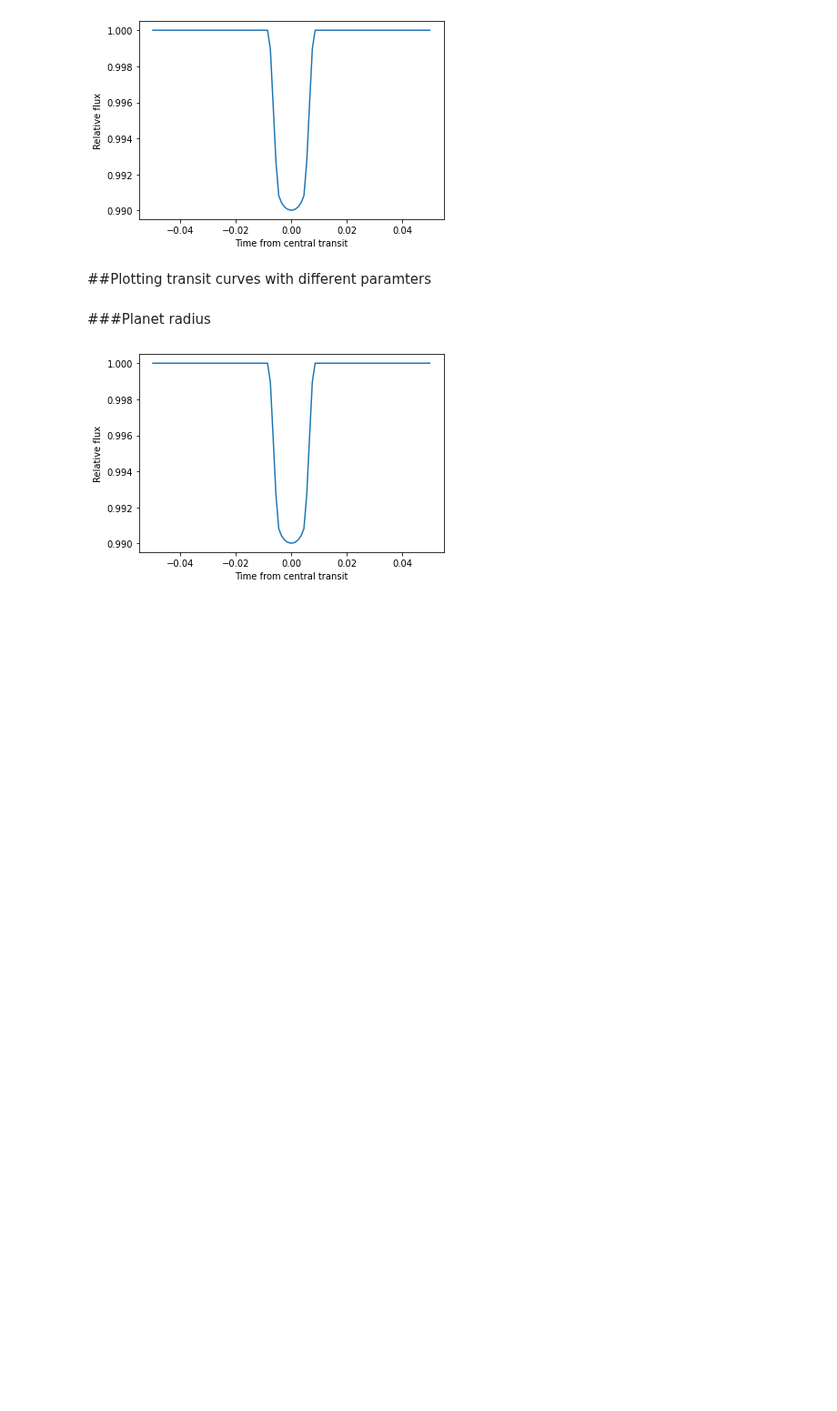
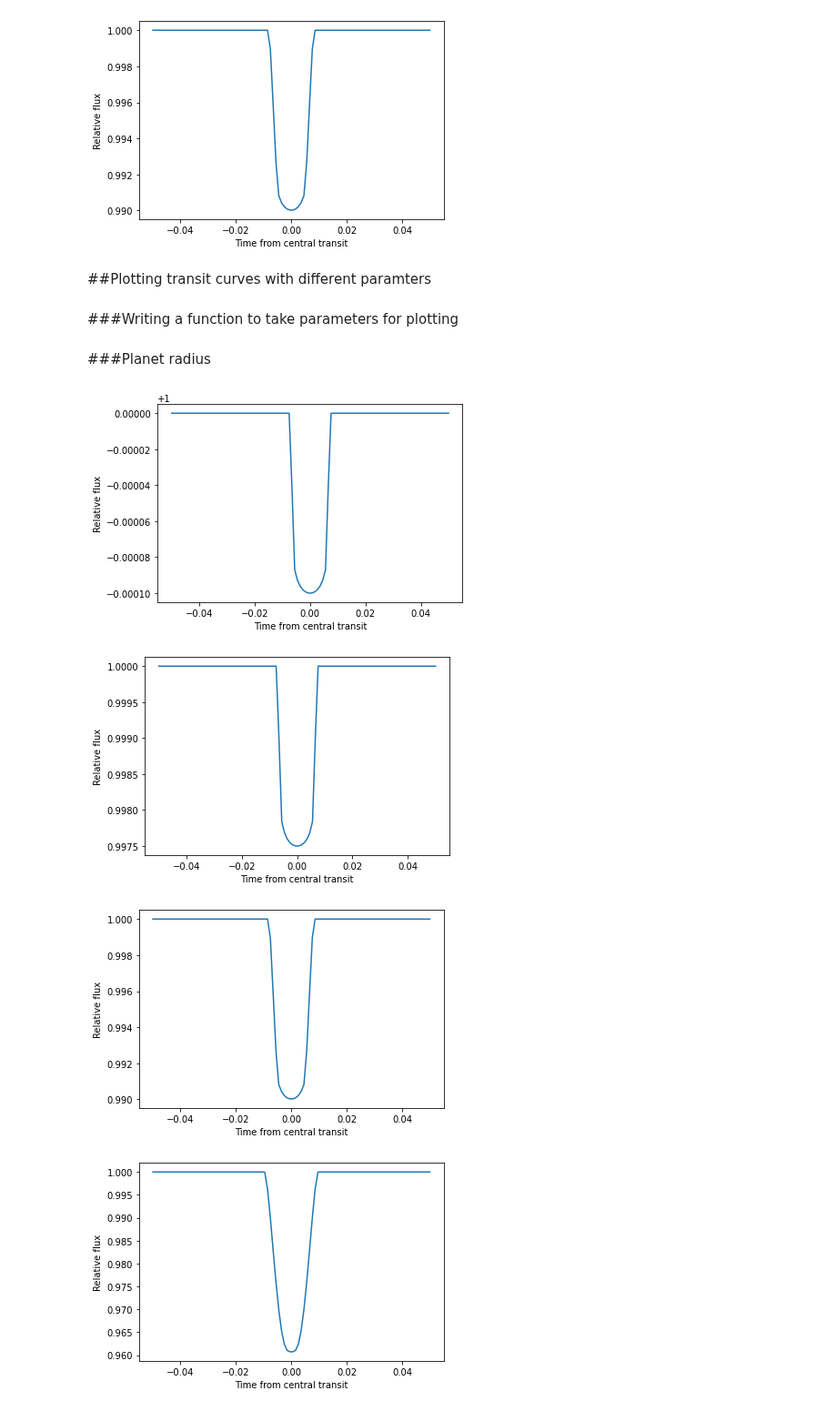
Before and after one commit to Hamza-Suleman/transiting-exoplanets, a Jupyter notebook: BATMAN_testing.ipynb, the cells around one changed output. Shown at 91% size. Drawn from its saved outputs; the diff is of its cells as text; code cells hidden in the pictures; blank space fills up the shorter version.

Commit message:
testing inclination and radius

```diff
--- a/BATMAN_testing.ipynb
+++ b/BATMAN_testing.ipynb
@@ -60,9 +60,10 @@ plt.show()
 [figure]
 # %% [markdown]
 ##Plotting transit curves with different paramters
+# %% [markdown]
+###Writing a function to take parameters for plotting
 # %%
-def transit_params(int0,inper,inrp,ina,ininc,inecc,inw):
-  params = batman.TransitParams()
+def transit_params(int0,inper,inrp,ina,ininc,inecc,inw): #creating a function to take parameter inputs
   params.t0 = int0                       #time of inferior conjunction
   params.per = inper                     #orbital period
   params.rp = inrp                        #planet radius (in units of stellar radii)
@@ -72,30 +73,23 @@ def transit_params(int0,inper,inrp,ina,ininc,inecc,inw):
   params.w = inw                          #longitude of periastron (in degrees)
   params.u = [0.1, 0.3]                #limb darkening coefficients [u1, u2]
   params.limb_dark = "quadratic"       #limb darkening model
-  return
+  return params
 # %% [markdown]
 ###Planet radius
 # %%
 radius_params = [0.01,0.05,0.1,0.2,0.5]
-"""
-for i in range(len(radius_params)):
-  transit_params(rp=radius_params[i])
+for i in radius_params:
+  params = batman.TransitParams()
+  transit_params(0,1,i,15,87,0,90)
   t = np.linspace(-0.05, 0.05, 100)
   m = batman.TransitModel(params, t)    #initializes model
   flux = m.light_curve(params)          #calculates light curve
   plt.plot(t, flux)
   plt.xlabel("Time from central transit")
   plt.ylabel("Relative flux")
   plt.show()
-"""
-
-transit_params(0,1,0.5,15,87,0,90)
-t = np.linspace(-0.05, 0.05, 100)
-m = batman.TransitModel(params, t)    #initializes model
-flux = m.light_curve(params)          #calculates light curve
-plt.plot(t, flux)
-plt.xlabel("Time from central transit")
-plt.ylabel("Relative flux")
-plt.show()
 # %% [output]
-[figure, old version]
+[figure, new version]
+[figure, added]
+[figure, added]
+[figure, added]
```
Also changed, not shown: parts of 5 cells of this notebook.
